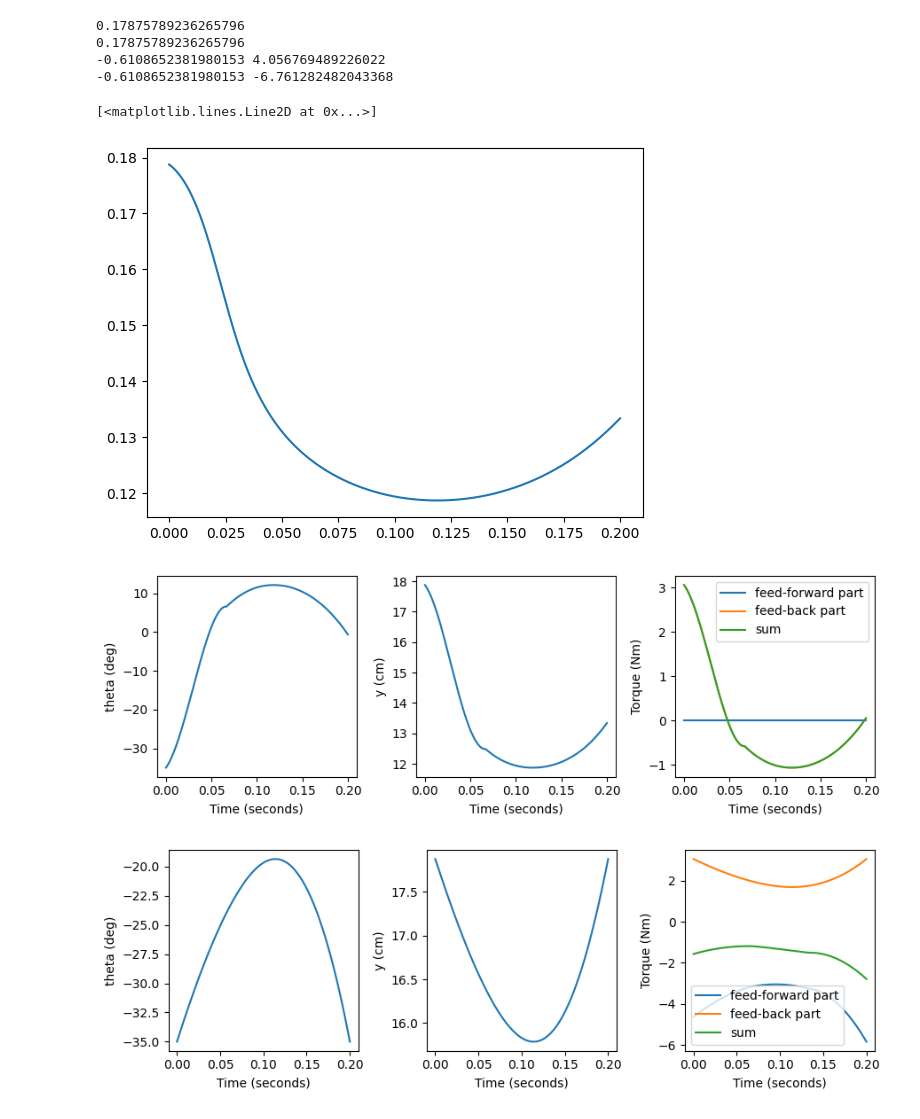
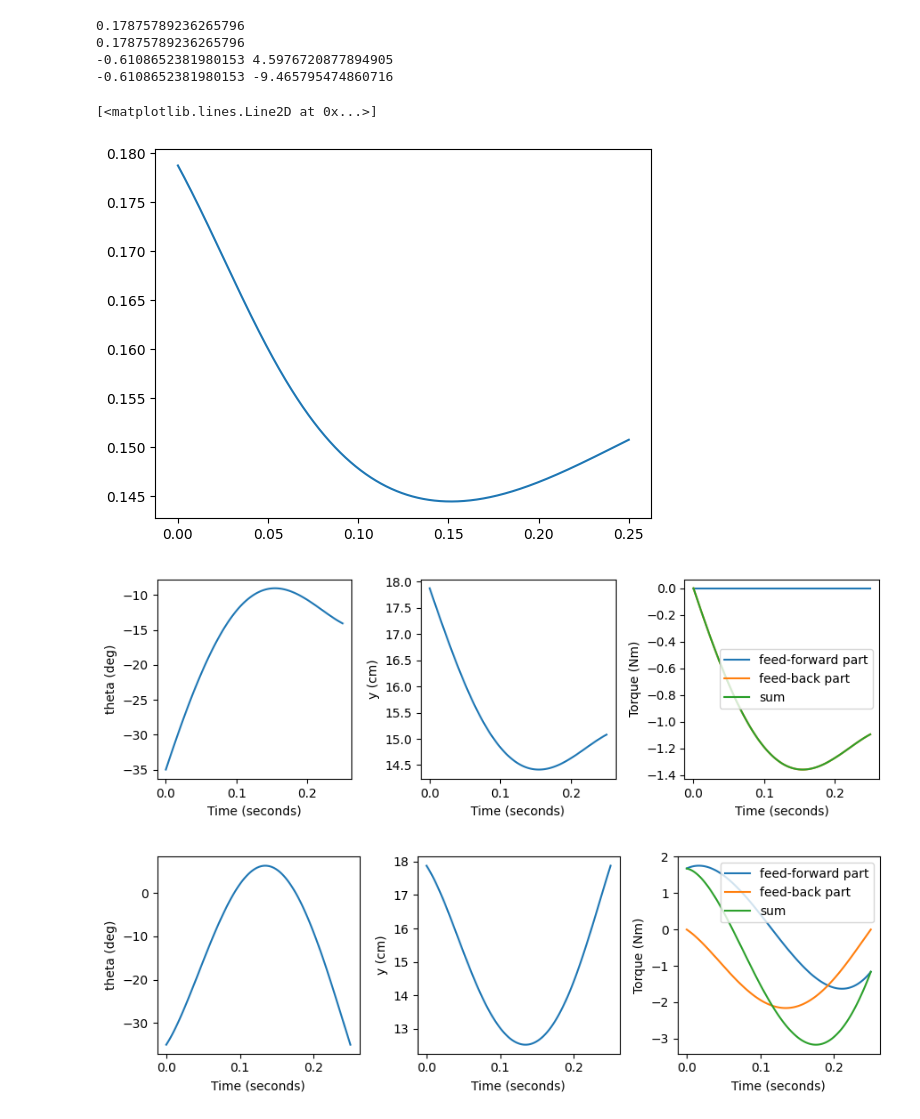
Before and after one commit to JGSuw/hsa_hopper_control, a Jupyter notebook: notebooks/hop_optimal_controller.ipynb, the cells around one changed output. Cells and saved outputs as stored; diff of their text form; code cells hidden in the pictures.

```diff
--- a/notebooks/hop_optimal_controller.ipynb
+++ b/notebooks/hop_optimal_controller.ipynb
@@ -66,12 +66,14 @@ which is akin to a positive definite matrix, but which operates on the coefficie
 # %%
 import numpy as np
 from hsa_hopper.kinematics import KinematicParameters, forward_kinematics
+import hsa_hopper.dynamics
 
 # coming up with a y coordinate mapping to test this strategy
 L1 = .07
 L2 = .15
 kin_params = KinematicParameters(L1,L2,.3,0.)
-
+dynamics_params = hsa_hopper.dynamics.DynamicsParameters(1.2,1e-2,.2,1.,3,-35*np.pi/180,kin_params)
+tf = .25
 theta1 = theta_td = -35*np.pi/180    # touchdown angle
 thetaN = theta_lo = -35*np.pi/180    # liftoff angle
 
@@ -84,8 +86,8 @@ y1 = y(theta_td)
 yN = y(theta_lo)
 print(y1)
 print(yN)
-ydot1 = -.3
-ydotN = .5
+ydot1 = -.34
+ydotN = .7
 
 from scipy.optimize import root_scalar
 thetadot1 = root_scalar(lambda thetadot: dy(theta1)*thetadot-ydot1, bracket=(-20,20)).root
@@ -95,14 +97,11 @@ print(thetaN,thetadotN)
 # %% [output]
 0.17875789236265796
 0.17875789236265796
--0.6108652381980153 4.056769489226022
--0.6108652381980153 -6.761282482043368
+-0.6108652381980153 4.5976720877894905
+-0.6108652381980153 -9.465795474860716
 # %%
 # dynamics equations
 from matplotlib import pyplot as plt
-import hsa_hopper.dynamics
-dynamics_params = hsa_hopper.dynamics.DynamicsParameters(1.2,1e-3,.01,.1,5,kin_params)
-
 # forward euler to plot some stuff
 def euler(x0, dt, steps, dynamics_params):
     t = np.zeros(steps+1)
@@ -116,15 +115,15 @@ def euler(x0, dt, steps, dynamics_params):
     return x,t
 
 x0 = np.array([theta1,thetadot1])
-x,t = euler(x0,1e-4,2000,dynamics_params)
+x,t = euler(x0,1e-4,int(1e4*tf),dynamics_params)
 plt.plot(t,np.array([y(_x) for _x in x[0,:]]))
 # %% [output]
 [<matplotlib.lines.Line2D at 0x...>]
-[figure, old version]
+[figure, new version]
 # %%
 import math
 import hsa_hopper.collocation
-collo_params = hsa_hopper.collocation.CollocationParameters(3,4,3,0,.2)
+collo_params = hsa_hopper.collocation.CollocationParameters(1,5,4,0,tf)
 u = np.zeros(x.shape[1])
 x_interp, u_interp = hsa_hopper.collocation.fit_interpolation(x[0,:],u,t,collo_params)
 # %%
@@ -145,8 +144,8 @@ def make_interp_figure(x_interp, u_interp, dynamics_params):
     ax[0].plot(t, 180/np.pi*x_data)
     ax[1].plot(t, 100*y_data)
     ax[2].plot(t, u_data, label='feed-forward part')
-    ax[2].plot(t, -dynamics_params.Kx*(x_data), label='feed-back part')
-    ax[2].plot(t, u_data-dynamics_params.Kx*(x_data), label='sum')
+    ax[2].plot(t, dynamics_params.Kx*(dynamics_params.x0-x_data), label='feed-back part')
+    ax[2].plot(t, u_data+dynamics_params.Kx*(dynamics_params.x0-x_data), label='sum')
 
     ax[0].set_xlabel('Time (seconds)')
     ax[1].set_xlabel('Time (seconds)')
@@ -160,37 +159,38 @@ def make_interp_figure(x_interp, u_interp, dynamics_params):
 
 make_interp_figure(x_interp,u_interp,dynamics_params)
 # %% [output]
-[figure, old version]
+[figure, new version]
 # %%
 # finally apply dynamics constraints
 # z = result.x
 import yaml
 from scipy.optimize import minimize
 z = np.hstack([x_interp.mat.flatten(),u_interp.mat.flatten()])
 bvp = hsa_hopper.collocation.HopBVP(
     [theta1,thetadot1],
     [thetaN,thetadotN],
-    [-40*np.pi/180,-10],
-    [40*np.pi/180,10],
+    [-45*np.pi/180,-10],
+    [45*np.pi/180,10],
     dynamics_params,
     collo_params
 )
 result = bvp.optimize(z, options = {
     'ftol': 1e-2,
-    'maxiter': 100,
+    'maxiter': 20,
     'eps': 1e-6
 })
 
 x_interp = hsa_hopper.collocation.PiecewiseInterpolation(bvp.c_mat,collo_params.tk)
 u_interp = hsa_hopper.collocation.PiecewiseInterpolation(bvp.d_mat,collo_params.tk)
 make_interp_figure(x_interp, u_interp,dynamics_params)
 
 stance_controller = {
     'Kx': dynamics_params.Kx,
+    'x0': dynamics_params.x0,
     'u_interp': u_interp.attribute_dict()
 }
 
 with open('no_hsa_stance_controller.yaml','w') as f:
     yaml.dump(stance_controller, f, yaml.Dumper)
 # %% [output]
-[figure, old version]
+[figure, new version]
```
Also changed, not shown: parts of 3 cells of this notebook, 13 other files.
